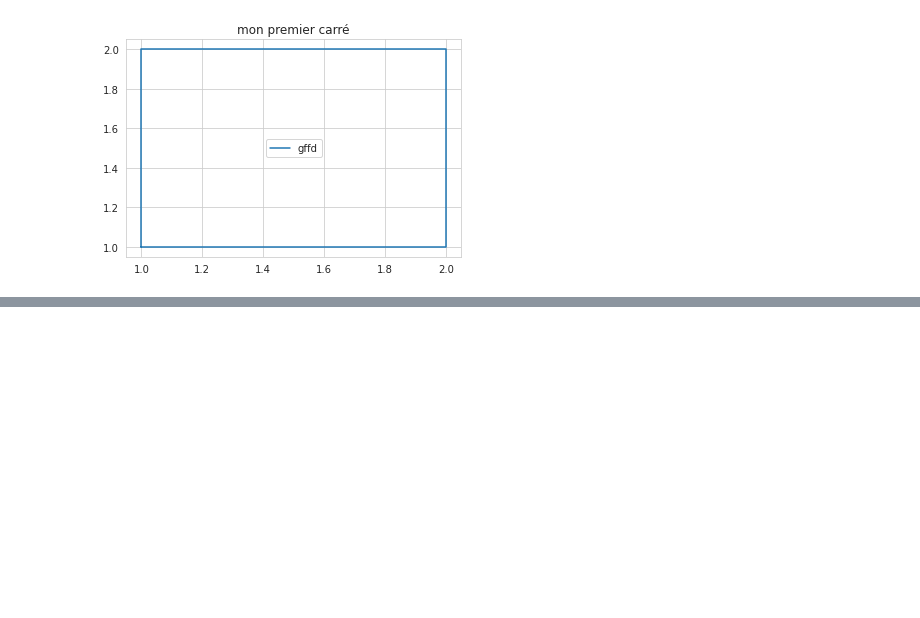
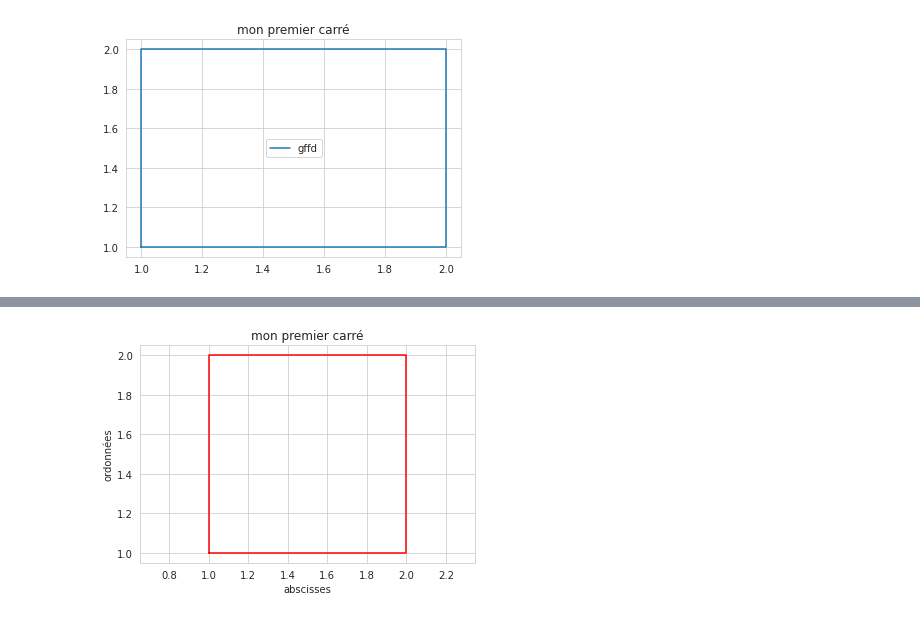
Before and after one commit to balladembelemoussa/codesandbox-template-nuxt, a Jupyter notebook: Untitled.ipynb, the cells around one changed output, grey strips where cells are left out. Cells and saved outputs as stored; diff of their text form; code cells hidden in the pictures; blank space fills up the shorter version.

```diff
--- a/Untitled.ipynb
+++ b/Untitled.ipynb
@@ -110,0 +131,12 @@ plt.close()
+# %%
+X = [1, 2, 2, 1, 1]
+Y = [1, 1, 2, 2, 1]
+plt.plot(X, Y, color = 'red')
+plt.title ("mon premier carré")
+plt.axis('equal')
+plt.xlabel('abscisses')
+plt.ylabel('ordonnées')
+plt.show()
+plt.close()
+# %% [output]
+[figure, added]
```
Also changed, not shown: parts of 6 cells of this notebook.
